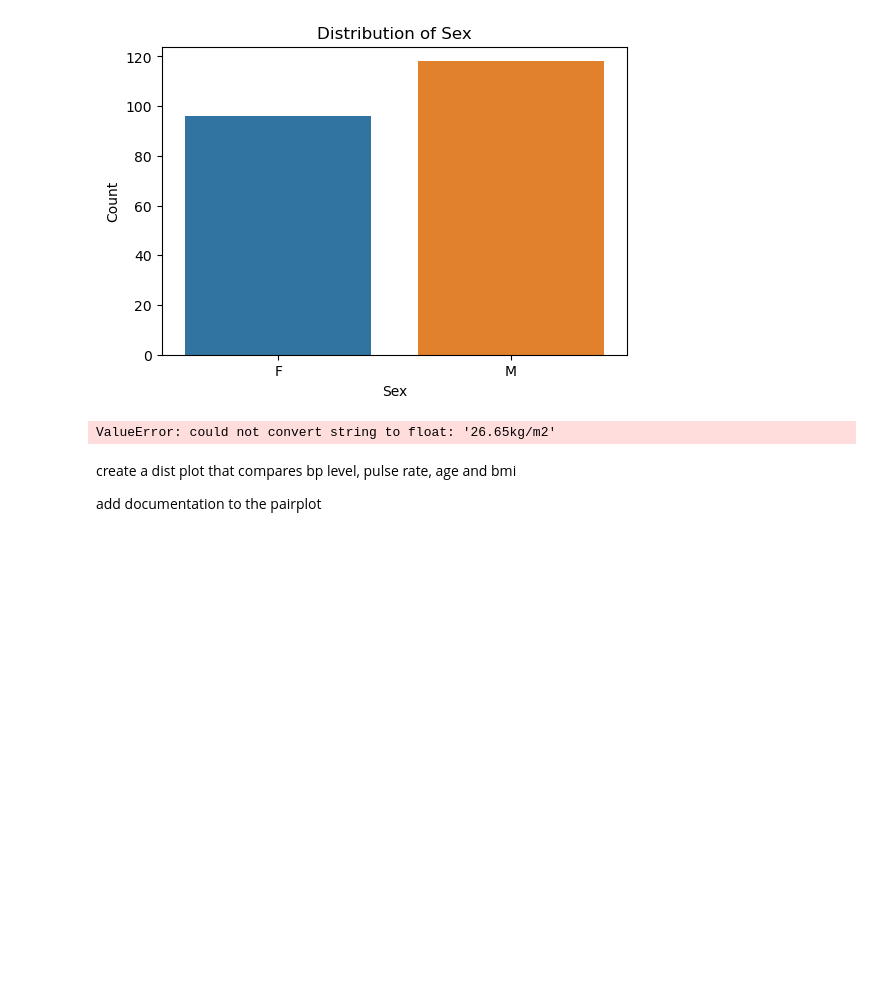
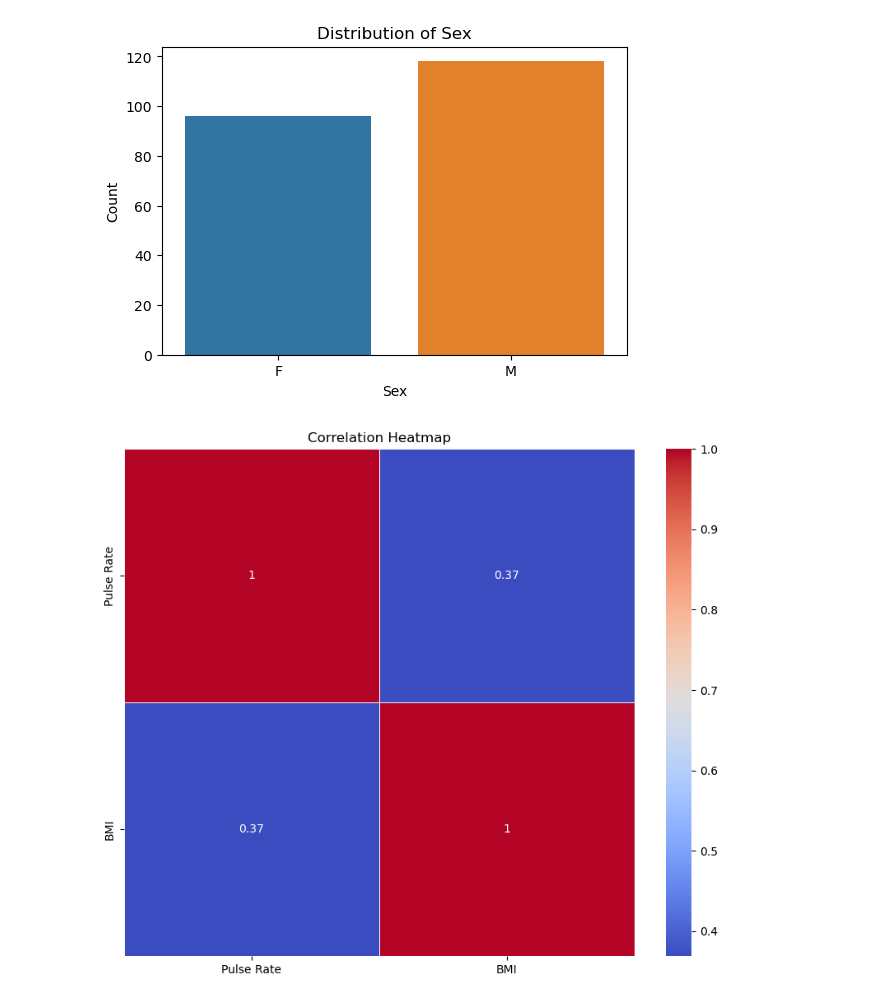
Before and after one commit to Roddiyyat/Final-Year-Stroke-Prediction-Project-, a Jupyter notebook: Final Year Project Data Analysis.ipynb, the cells around one changed output. Cells and saved outputs as stored; diff of their text form; code cells hidden in the pictures; blank space fills up the shorter version.

```diff
--- a/Final Year Project Data Analysis.ipynb
+++ b/Final Year Project Data Analysis.ipynb
@@ -260,29 +272,17 @@ plt.title('Distribution of Sex')
 plt.show()
 # %% [output]
 [figure]
-# %%
-cleaned_stoke_data['bmi'] = cleaned_stoke_data['bmi'].astype(float)
-
-plt.figure(figsize=(6, 4))
-sns.boxplot(x='bmi', data=cleaned_stoke_data, showfliers=False)
-plt.xlabel('BMI')
-plt.title('Box Plot of BMI')
-plt.show()
-# %% [output]
-ValueError: could not convert string to float: '26.65kg/m2'
 # %%
-
-# Load your cleaned stroke dataset (replace 'cleaned_stroke_dataset.csv' with the actual file path)
-stroke_df = pd.read_csv('cleaned_stroke_dataset.csv')
-
-# Identify the column with non-numeric values (e.g., 'pulse_rate')
-problematic_column = 'pulse rate'
+# Identify the column with non-numeric values (e.g., 'pulse rate')
+problematic_column = 'Pulse Rate'
 
 # Replace non-numeric values (e.g., 'F') with NaN
-stroke_df[problematic_column] = stroke_df[problematic_column].replace('F', float('nan'))
+cleaned_stoke_data[problematic_column] = cleaned_stoke_data[problematic_column].replace('F', float('nan'))
 
 # Create a heatmap (example using 'pulse_rate' and 'bmi')
 plt.figure(figsize=(10, 8))
-sns.heatmap(stroke_df[['pulse rate', 'bmi']].corr(), annot=True, cmap='coolwarm', linewidths=0.5)
+sns.heatmap(cleaned_stoke_data[['Pulse Rate', 'BMI']].corr(), annot=True, cmap='coolwarm', linewidths=0.5)
 plt.title('Correlation Heatmap')
 plt.show()
+# %% [output]
+[figure, added]
@@ -305,4 +288,0 @@ sns.distplot(cleaned_stoke_data['age'])
-# %% [markdown]
-create a dist plot that compares bp level, pulse rate, age and bmi
-
-add documentation to the pairplot
```
Also changed, not shown: parts of 24 cells of this notebook.
